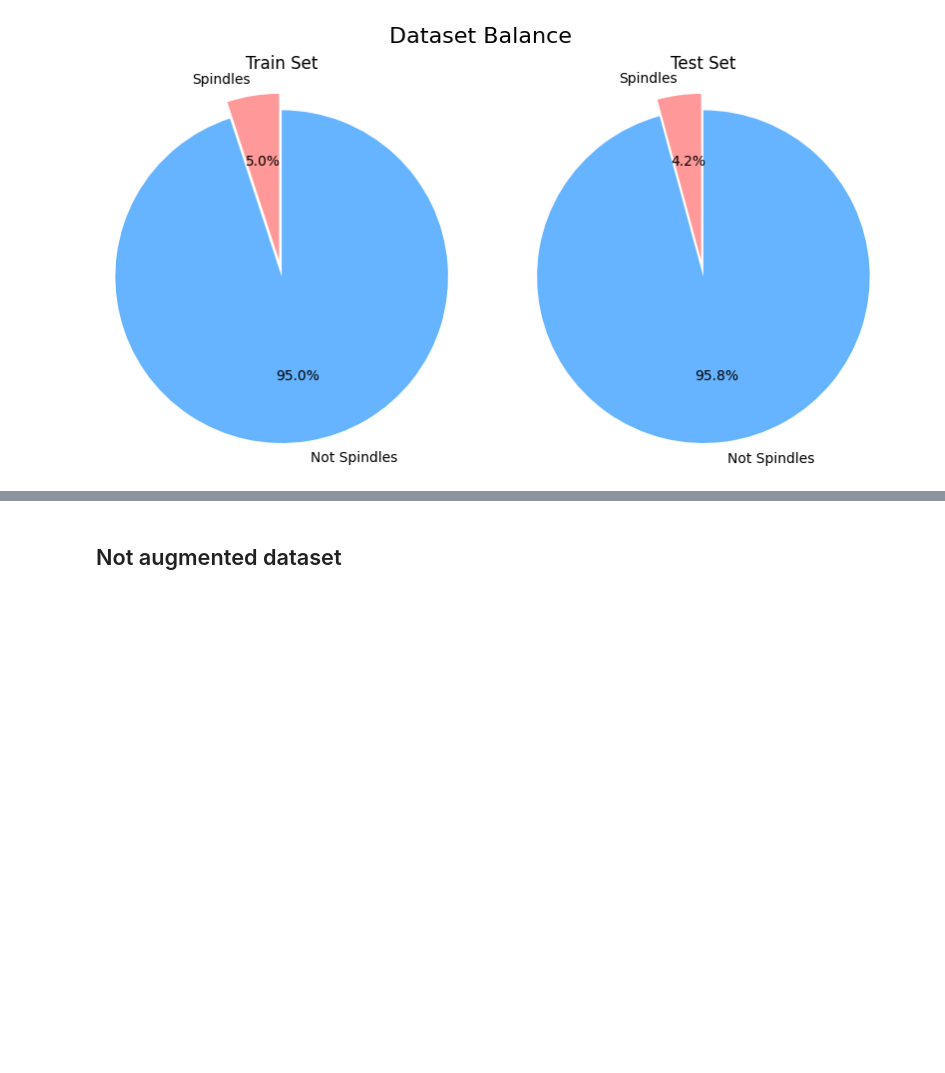
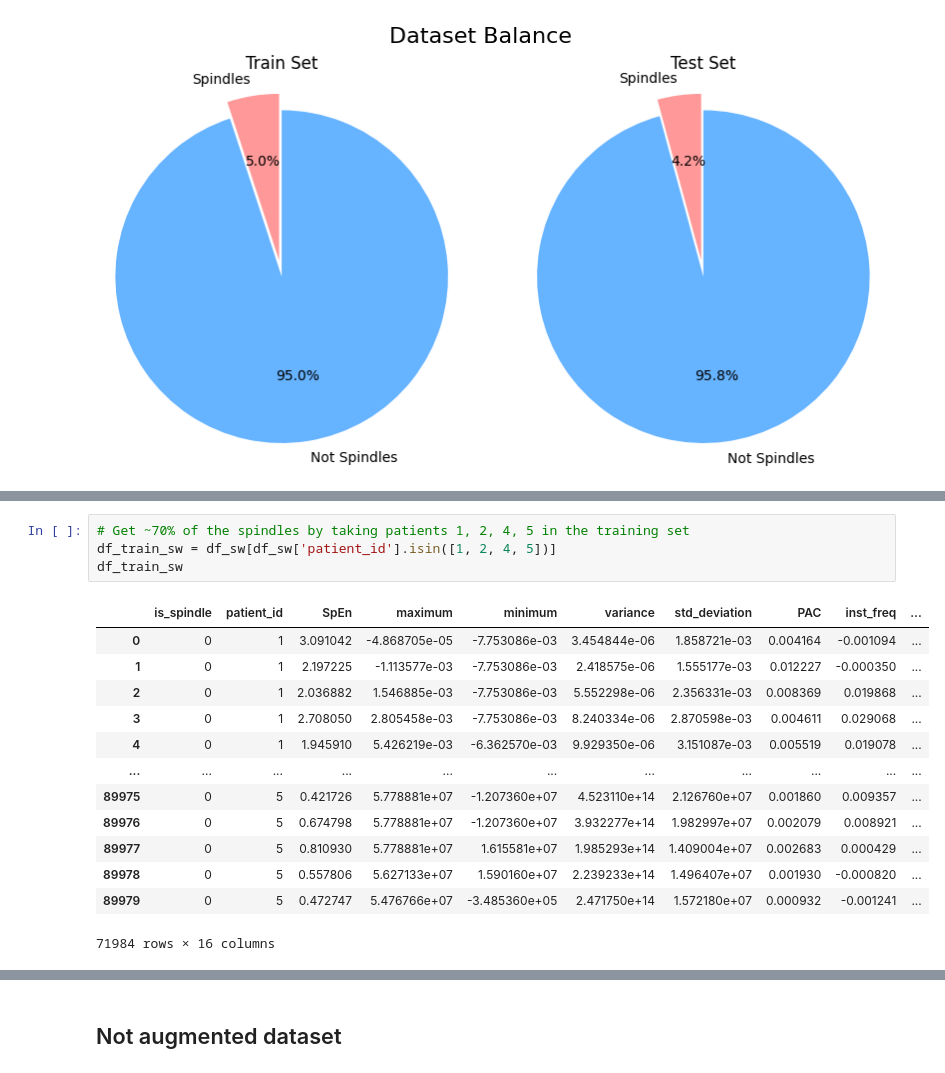
Before and after one commit to FabioLddo/personalized_sleep_spindle_detection, a Jupyter notebook: Project_Gubeli_Ippolito_Loddo.ipynb, the cells around one changed output, grey strips where cells are left out. Saved outputs shown, nothing was run; the diff lists cells and outputs as text; blank space fills up the shorter version.

```diff
--- a/Project_Gubeli_Ippolito_Loddo.ipynb
+++ b/Project_Gubeli_Ippolito_Loddo.ipynb
@@ -944,0 +985,18 @@ plot_dataset_balancing(df_train, df_test)
+# %%
+# Get ~70% of the spindles by taking patients 1, 2, 4, 5 in the training set
+df_train_sw = df_sw[df_sw['patient_id'].isin([1, 2, 4, 5])]
+df_train_sw
+# %% [output]
+|  | is_spindle | patient_id | SpEn | maximum | minimum | variance | std_deviation | PAC | inst_freq | ... |
+| 0 | 0 | 1 | 3.091042 | -4.868705e-05 | -7.753086e-03 | 3.454844e-06 | 1.858721e-03 | 0.004164 | -0.001094 | ... |
+| 1 | 0 | 1 | 2.197225 | -1.113577e-03 | -7.753086e-03 | 2.418575e-06 | 1.555177e-03 | 0.012227 | -0.000350 | ... |
+| 2 | 0 | 1 | 2.036882 | 1.546885e-03 | -7.753086e-03 | 5.552298e-06 | 2.356331e-03 | 0.008369 | 0.019868 | ... |
+| 3 | 0 | 1 | 2.708050 | 2.805458e-03 | -7.753086e-03 | 8.240334e-06 | 2.870598e-03 | 0.004611 | 0.029068 | ... |
+| 4 | 0 | 1 | 1.945910 | 5.426219e-03 | -6.362570e-03 | 9.929350e-06 | 3.151087e-03 | 0.005519 | 0.019078 | ... |
+| ... | ... | ... | ... | ... | ... | ... | ... | ... | ... | ... |
+| 89975 | 0 | 5 | 0.421726 | 5.778881e+07 | -1.207360e+07 | 4.523110e+14 | 2.126760e+07 | 0.001860 | 0.009357 | ... |
+| 89976 | 0 | 5 | 0.674798 | 5.778881e+07 | -1.207360e+07 | 3.932277e+14 | 1.982997e+07 | 0.002079 | 0.008921 | ... |
+| 89977 | 0 | 5 | 0.810930 | 5.778881e+07 | 1.615581e+07 | 1.985293e+14 | 1.409004e+07 | 0.002683 | 0.000429 | ... |
+| 89978 | 0 | 5 | 0.557806 | 5.627133e+07 | 1.590160e+07 | 2.239233e+14 | 1.496407e+07 | 0.001930 | -0.000820 | ... |
+| 89979 | 0 | 5 | 0.472747 | 5.476766e+07 | -3.485360e+05 | 2.471750e+14 | 1.572180e+07 | 0.000932 | -0.001241 | ... |
+71984 rows × 16 columns
```
Also changed, not shown: parts of 38 cells of this notebook.
